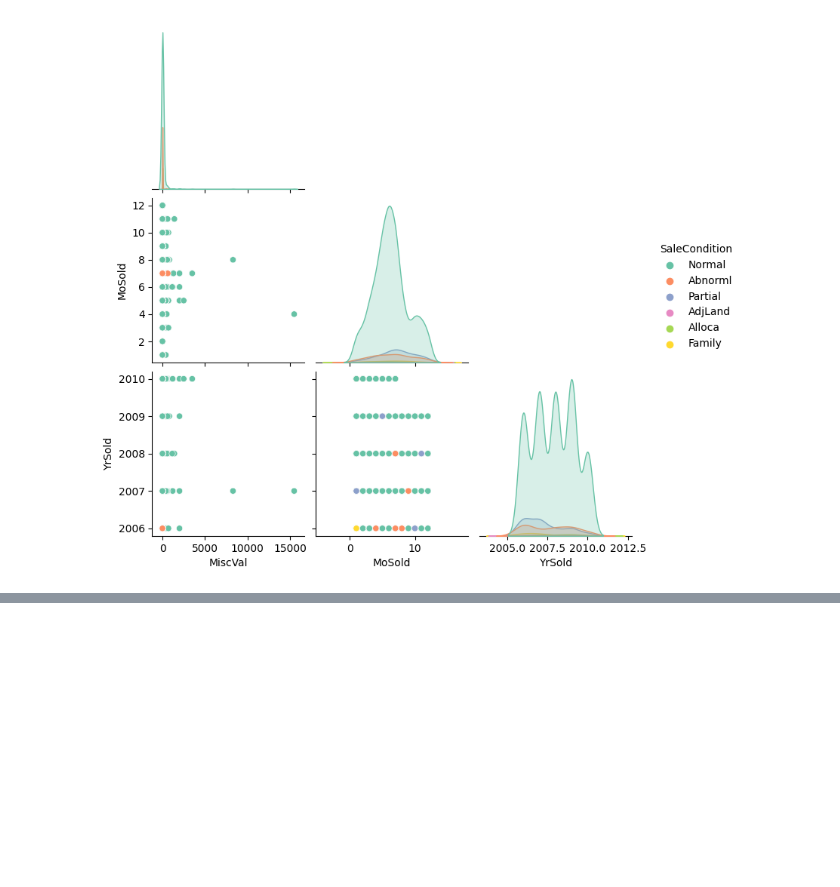
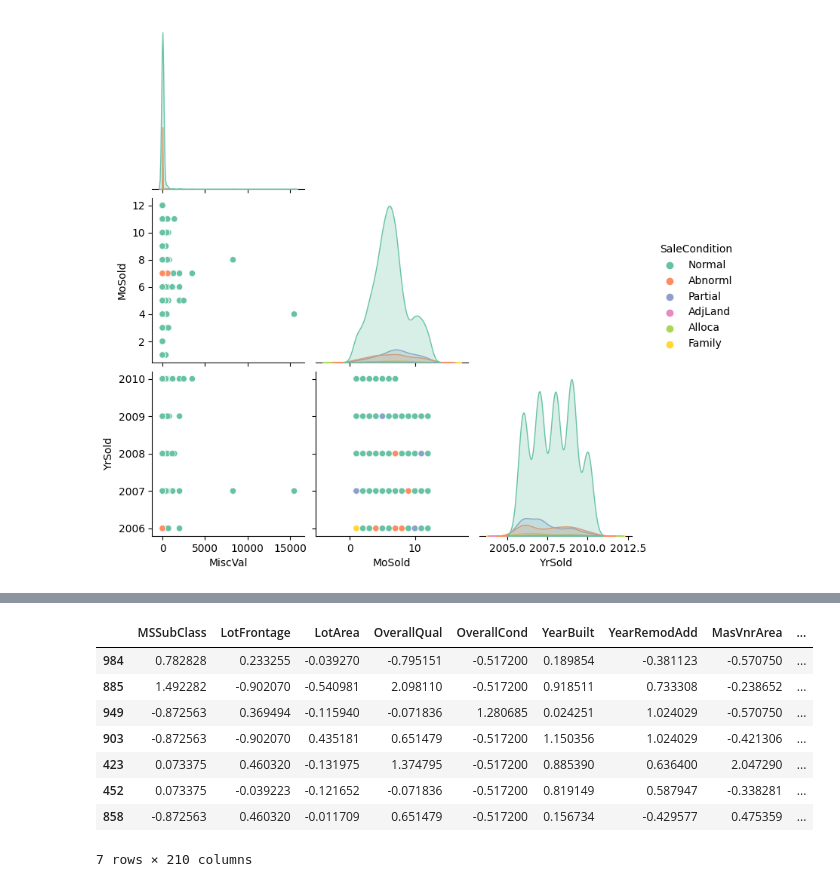
Before and after one commit to Mehdipoladrag/House-Prices-Project, a Jupyter notebook: houseprice_proj.ipynb, the cells around one changed output, grey strips where cells are left out. Saved outputs shown, nothing was run; the diff lists cells and outputs as text; code cells hidden in the pictures; blank space fills up the shorter version.

Commit message:
Remove Id column and complete preprocessing: applied Label Encoding, One-Hot Encoding, and scaled numeric features.

```diff
--- a/houseprice_proj.ipynb
+++ b/houseprice_proj.ipynb
@@ -322,0 +386,13 @@ plt.show()
+# %%
+le = LabelEncoder()
+features = [
+    "ExterQual", "ExterCond",
+    "BsmtQual", "BsmtCond",
+    "BsmtExposure", "BsmtFinType1",
+    "BsmtFinType2", "HeatingQC",
+    "KitchenQual", "FireplaceQu",
+    "GarageQual", "GarageCond",
+    "GarageFinish", "PoolQC"
+]
+for col in features:
+    df[col] = le.fit_transform(df[col].astype(str))
@@ -322,0 +419,14 @@ plt.show()
+# %%
+features = [
+    "MSZoning", "Street", "Alley", "LotShape", "LandContour", "Utilities",
+    "LotConfig", "LandSlope", "Neighborhood", "Condition1", "Condition2",
+    "BldgType", "HouseStyle", "RoofStyle", "RoofMatl", "Exterior1st",
+    "Exterior2nd", "MasVnrType", "Foundation", "Heating", "CentralAir",
+    "Electrical", "Functional", "GarageType", "PavedDrive", "MiscFeature",
+    "SaleType", "SaleCondition", "Fence"
+]
+
+df = pd.get_dummies(df, columns=features, drop_first=True)
+
+boolcols = df.select_dtypes('bool').columns
+df[boolcols] = df[boolcols].astype(int)
@@ -322,0 +457,20 @@ plt.show()
+# %%
+numcols = df.select_dtypes(include=['int64', 'float64']).columns
+
+scalecol = [col for col in numcols if df[col].nunique() > 2]
+
+scaler = StandardScaler()
+# %%
+df[scalecol] = scaler.fit_transform(df[scalecol])
+# %%
+df.sample(7)
+# %% [output]
+|  | MSSubClass | LotFrontage | LotArea | OverallQual | OverallCond | YearBuilt | YearRemodAdd | MasVnrArea | ... |
+| 984 | 0.782828 | 0.233255 | -0.039270 | -0.795151 | -0.517200 | 0.189854 | -0.381123 | -0.570750 | ... |
+| 885 | 1.492282 | -0.902070 | -0.540981 | 2.098110 | -0.517200 | 0.918511 | 0.733308 | -0.238652 | ... |
+| 949 | -0.872563 | 0.369494 | -0.115940 | -0.071836 | 1.280685 | 0.024251 | 1.024029 | -0.570750 | ... |
+| 903 | -0.872563 | -0.902070 | 0.435181 | 0.651479 | -0.517200 | 1.150356 | 1.024029 | -0.421306 | ... |
+| 423 | 0.073375 | 0.460320 | -0.131975 | 1.374795 | -0.517200 | 0.885390 | 0.636400 | 2.047290 | ... |
+| 452 | 0.073375 | -0.039223 | -0.121652 | -0.071836 | -0.517200 | 0.819149 | 0.587947 | -0.338281 | ... |
+| 858 | -0.872563 | 0.460320 | -0.011709 | 0.651479 | -0.517200 | 0.156734 | -0.429577 | 0.475359 | ... |
+7 rows × 210 columns
```
Also changed, not shown: parts of 16 cells of this notebook.
